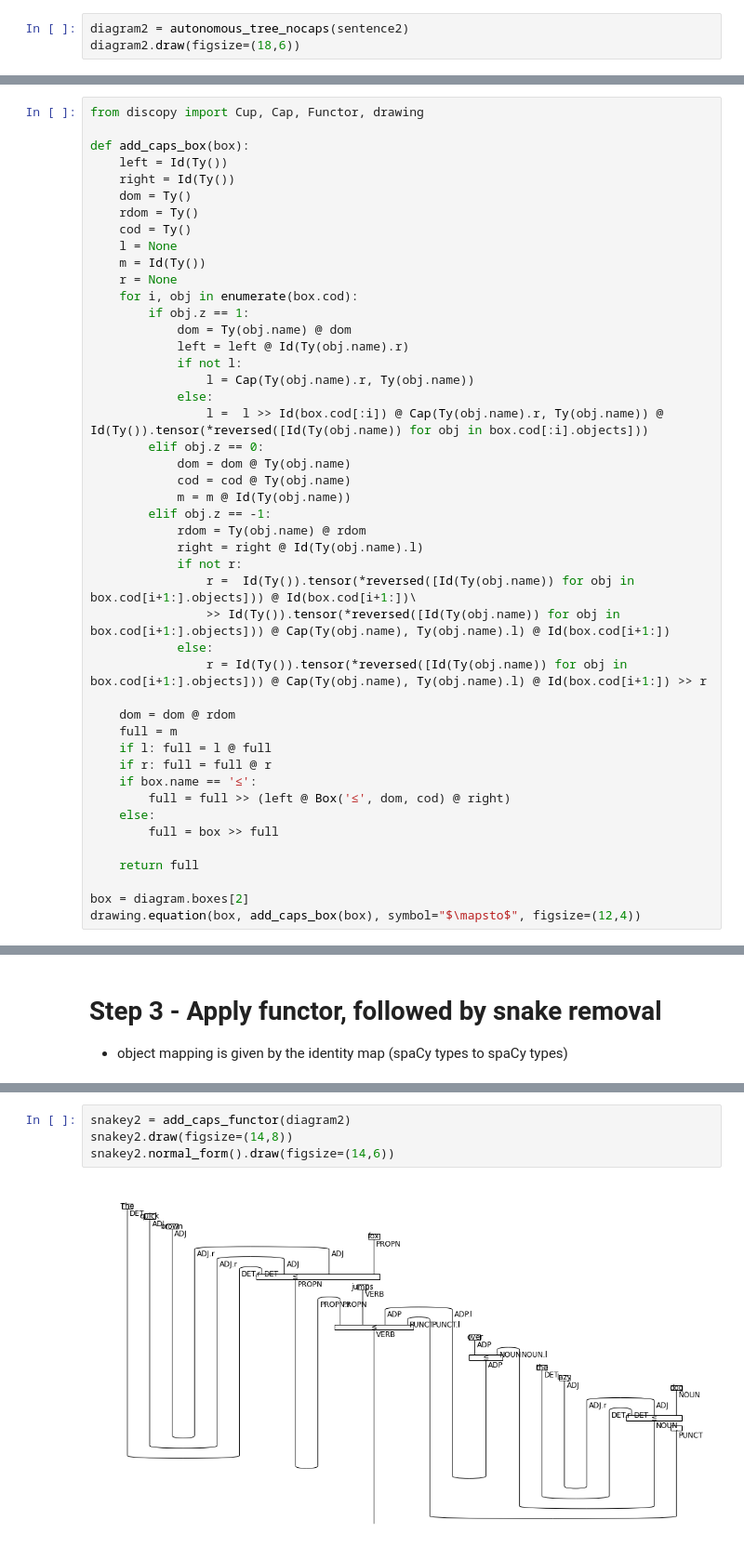
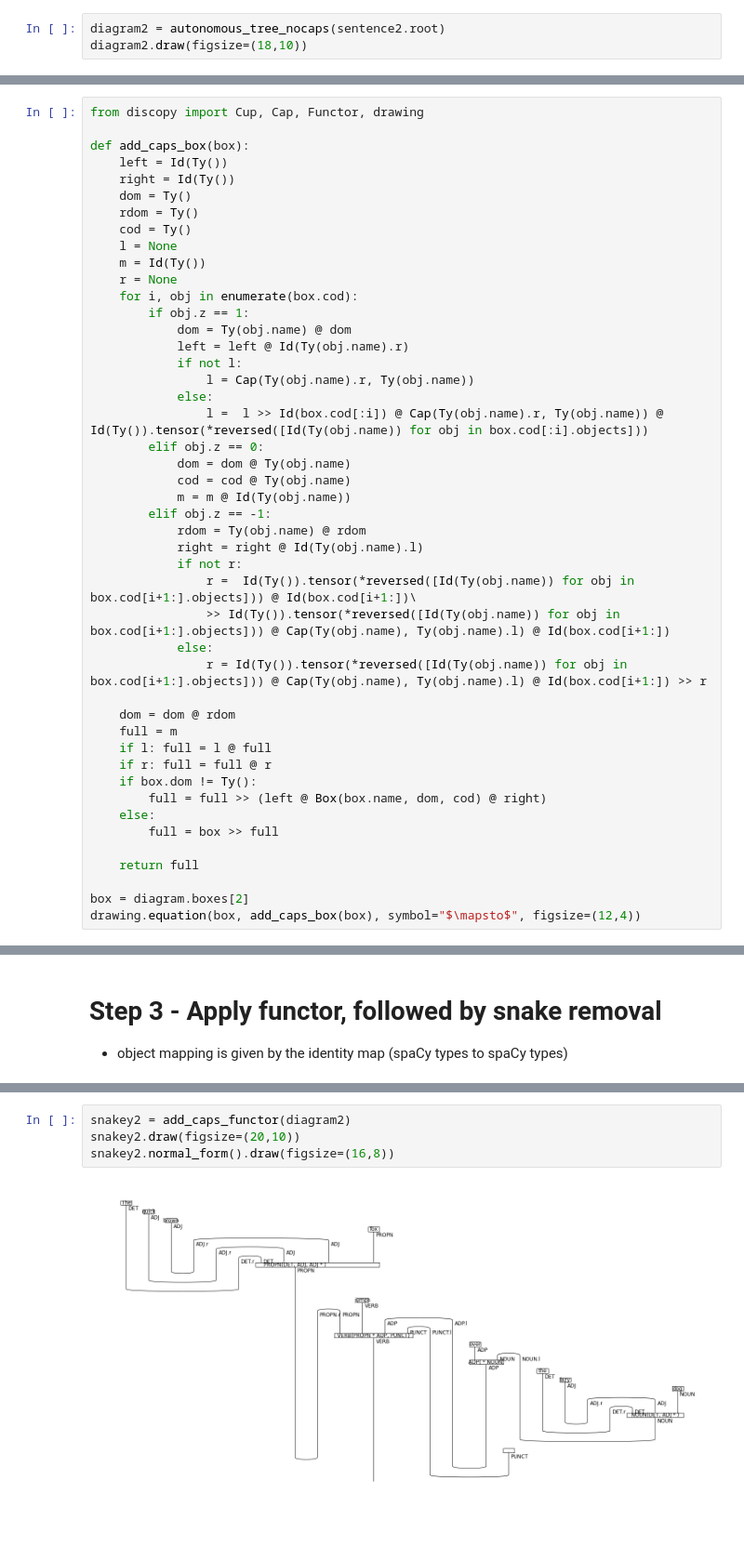
Before and after one commit to yliu9418/discopy, a Jupyter notebook: notebooks/dependency/dependency_autonomization.ipynb, the cells around one changed output, grey strips where cells are left out. Shown at 93% size. Saved outputs shown, nothing was run; the diff lists cells and outputs as text; blank space fills up the shorter version.

```diff
--- a/notebooks/dependency/dependency_autonomization.ipynb
+++ b/notebooks/dependency/dependency_autonomization.ipynb
@@ -68,4 +99,4 @@ diagram.draw(figsize=(14,4))
 # %%
-diagram2 = autonomous_tree_nocaps(sentence2)
-diagram2.draw(figsize=(18,6))
+diagram2 = autonomous_tree_nocaps(sentence2.root)
+diagram2.draw(figsize=(18,10))
 # %% [output]
@@ -110,8 +141,8 @@ def add_caps_box(box):
     full = m
     if l: full = l @ full
     if r: full = full @ r
-    if box.name == '≤':
-        full = full >> (left @ Box('≤', dom, cod) @ right)
+    if box.dom != Ty():
+        full = full >> (left @ Box(box.name, dom, cod) @ right)
     else:
         full = box >> full
 
@@ -162,6 +193,6 @@ snakey.normal_form().draw(figsize=(12,5))
 # %%
 snakey2 = add_caps_functor(diagram2)
-snakey2.draw(figsize=(14,8))
-snakey2.normal_form().draw(figsize=(14,6))
+snakey2.draw(figsize=(20,10))
+snakey2.normal_form().draw(figsize=(16,8))
 # %% [output]
-[figure, old version]
+[figure, new version]
```
Also changed, not shown: parts of 7 cells of this notebook, 1 other file.
